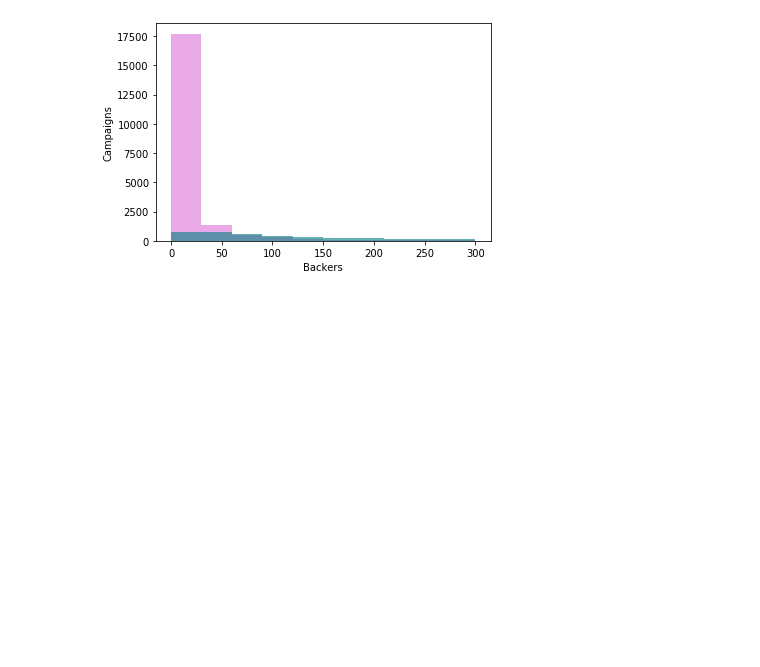
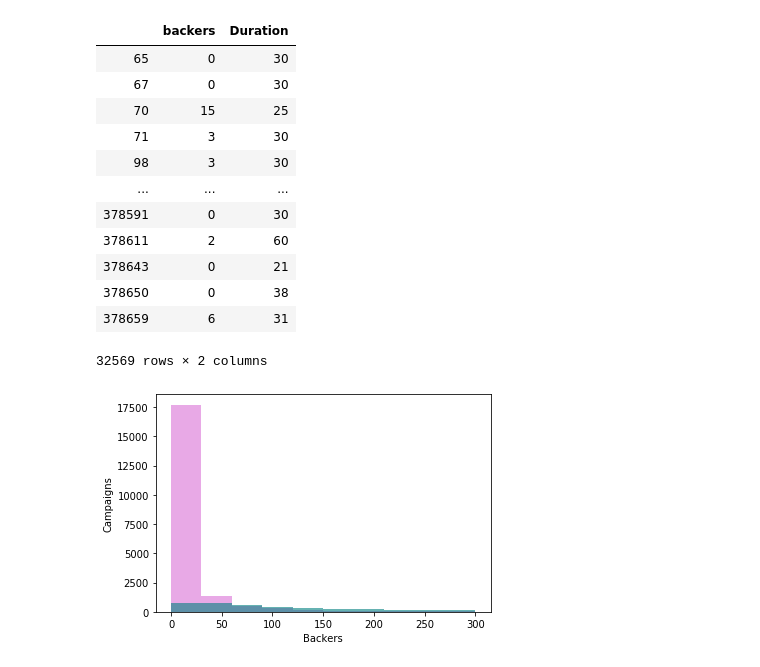
Before and after one commit to kgreengrass/fictional-happiness, a Jupyter notebook: KS tec.ipynb, the cells around one changed output. Drawn from its saved outputs; the diff is of its cells as text; code cells hidden in the pictures; blank space fills up the shorter version.

```diff
--- a/KS tec.ipynb
+++ b/KS tec.ipynb
@@ -15,7 +15,23 @@ tecl = tec['launched'].astype('datetime64[ns]').dt.date #convert the launch date
 tecd = tec['deadline'].astype('datetime64[ns]').dt.date # same for deadline
 # %%
 df3 = pd.DataFrame({'backers':tec['backers'],
-                    'Duration': (abs(tecd-tecl)).dt.days}) #make a dataframe with just the times in, and a difference between them
+                    'Duration': (abs(tecd-tecl)).dt.days})
+#make a dataframe with just the times in, and a difference between them
+df3
+# %% [output]
+|  | backers | Duration |
+| 65 | 0 | 30 |
+| 67 | 0 | 30 |
+| 70 | 15 | 25 |
+| 71 | 3 | 30 |
+| 98 | 3 | 30 |
+| ... | ... | ... |
+| 378591 | 0 | 30 |
+| 378611 | 2 | 60 |
+| 378643 | 0 | 21 |
+| 378650 | 0 | 38 |
+| 378659 | 6 | 31 |
+32569 rows × 2 columns
 # %%
 #sns_plot = sns.jointplot(data=df3, x='backers', y='Duration', kind='kde')
 #sns_plot.savefig("output.png")  # makes a heatmap style plot across the whole tech category
```
Also changed, not shown: 3 other files.
